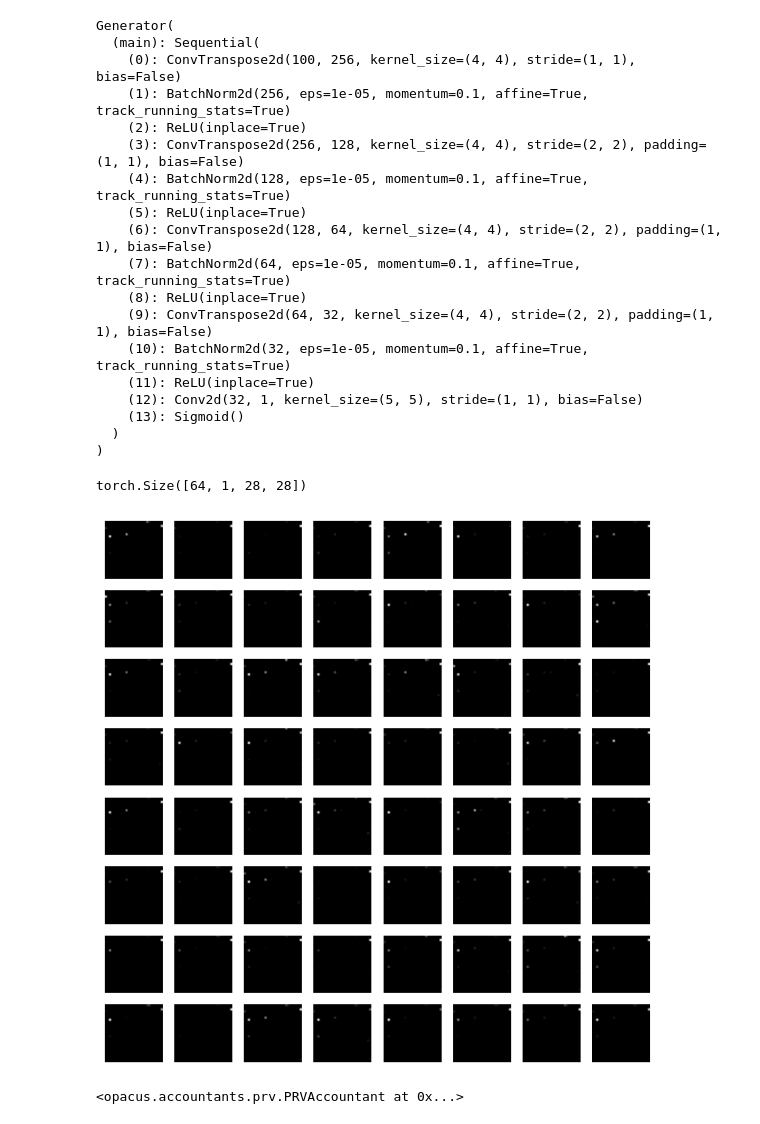
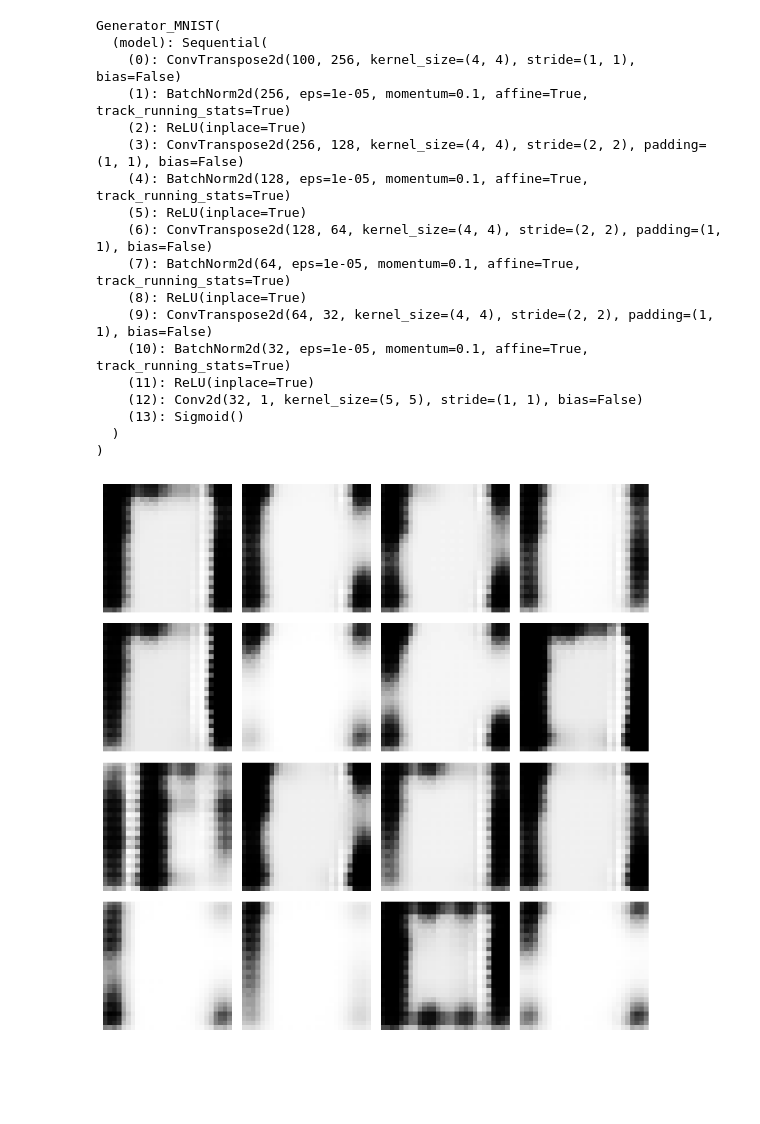
Before and after one commit to JasonTang99/p2, a Jupyter notebook: testing.ipynb, the cells around one changed output. Saved outputs shown, nothing was run; the diff lists cells and outputs as text; code cells hidden in the pictures; blank space fills up the shorter version.

```diff
--- a/testing.ipynb
+++ b/testing.ipynb
@@ -239,6 +71,0 @@ def train(run_fp, args, netD, netG, optimizerD, optimizerG, loss_fn, train_loade
-# %%
-# Create empty loss file
-with open(f"{run_fp}/loss.txt", "w") as f:
-    pass
-
-train(run_fp, args, netD, netG, optimizerD, optimizerG, loss_fn, train_loader, device, verbose=True)
@@ -256,12 +72,11 @@ ls: cannot access '*.pth': No such file or directory
 # %%
 # Load the generator
-netG = Generator().to(device)
-
-netG.load_state_dict(torch.load("first_attempt/netG_49999.pt"))
-netG.eval()
+G = Generator_MNIST(nz=args.nz, ngf=args.ngf, nc=args.nc).to(device)
+G.load_state_dict(torch.load(os.path.join(run_fp, 'netG_2000.pt')))
+G.eval()
 # %% [output]
-Generator(
-  (main): Sequential(
+Generator_MNIST(
+  (model): Sequential(
     (0): ConvTranspose2d(100, 256, kernel_size=(4, 4), stride=(1, 1), bias=False)
     (1): BatchNorm2d(256, eps=1e-05, momentum=0.1, affine=True, track_running_stats=True)
     (2): ReLU(inplace=True)
@@ -280,25 +95,17 @@ Generator(
 )
 # %%
 # Generate Sample Images
-noise = torch.randn(64, 100, 1, 1).to(device)
-fake_data = netG(noise)
-fake_data.shape
+noise = torch.randn(16, 100, 1, 1).to(device)
+fake = G(noise)
+fake = fake.view(fake.size(0), 1, 28, 28)
+fake = fake.detach().cpu().numpy()
-# %% [output]
-torch.Size([64, 1, 28, 28])
 # %%
-
 # Plot the images
-fig, ax = plt.subplots(8, 8, figsize=(8, 8))
-for i, axi in enumerate(ax.flat):
-    axi.imshow(fake_data[i, 0].cpu().detach().numpy(), cmap="gray")
-    axi.axis("off")
-
+fig, axes = plt.subplots(4, 4, figsize=(8, 8))
+for i, ax in enumerate(axes.flatten()):
+    ax.imshow(fake[i][0], cmap='gray')
+    ax.axis('off')
+plt.tight_layout()
 plt.show()
 # %% [output]
-[figure, old version]
+[figure, new version]
-# %%
-# Load accountant
-accountant = torch.load("accountant.pth")
-accountant
-# %% [output]
-<opacus.accountants.prv.PRVAccountant at 0x...>
```
Also changed, not shown: parts of 10 cells of this notebook, 11 other files.
